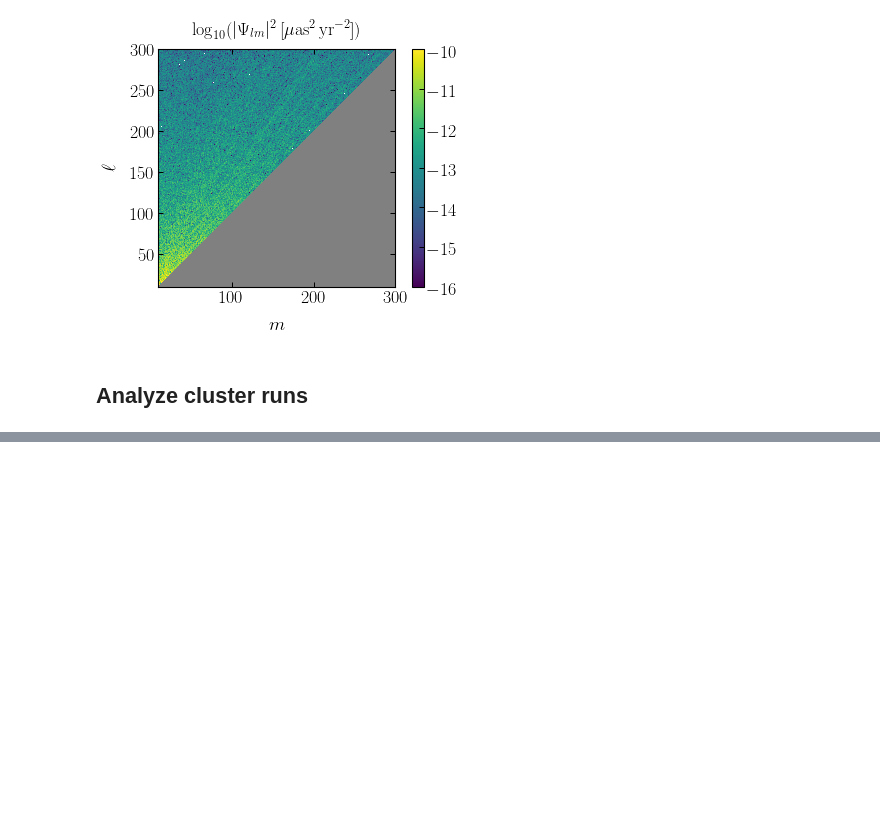
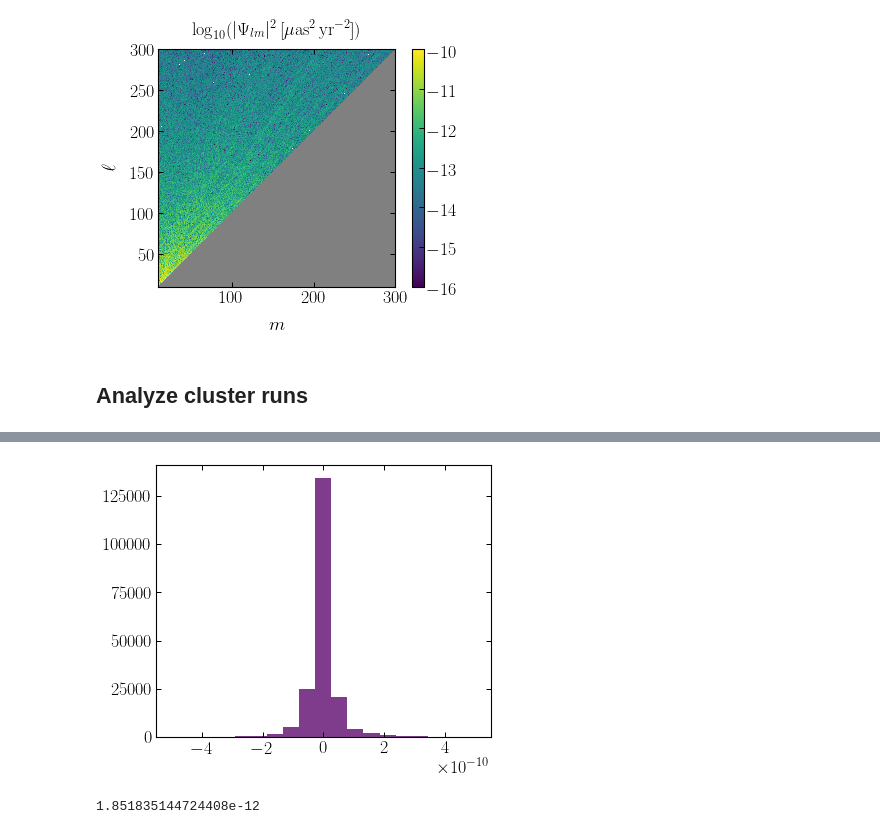
Before and after one commit to smsharma/astrometry-lensing-correlations, a Jupyter notebook: simulation/notebooks/01_subhalo_sample.ipynb, the cells around one changed output, grey strips where cells are left out. Drawn from its saved outputs; the diff is of its cells as text; code cells hidden in the pictures; blank space fills up the shorter version.

```diff
--- a/simulation/notebooks/01_subhalo_sample.ipynb
+++ b/simulation/notebooks/01_subhalo_sample.ipynb
@@ -277,3 +295,11 @@ plt.savefig(plots_dir + "m_asymm_alpha_1.pdf")
 #           )
 
 # cbar = plt.colorbar(label="$\log_{10}(|\mu_{lm}^{(1)}|^2\,[\mu$as$^2$\,yr$^{-2}])$")
+# %%
+plt.hist(np.load(data_dir + "/lcdm_nside128_altroll_sep20_mc" + str(0) + ".npz")['mu_qsrs'][1], bins=np.linspace(-5e-10, 5e-10, 20));
+# %% [output]
+[figure, added]
+# %%
+np.mean(np.load(data_dir + "/lcdm_nside128_altroll_sep20_mc" + str(0) + ".npz")['mu_qsrs'][1])
+# %% [output]
+1.851835144724408e-12
```
Also changed, not shown: parts of 10 cells of this notebook, 2 other files.
